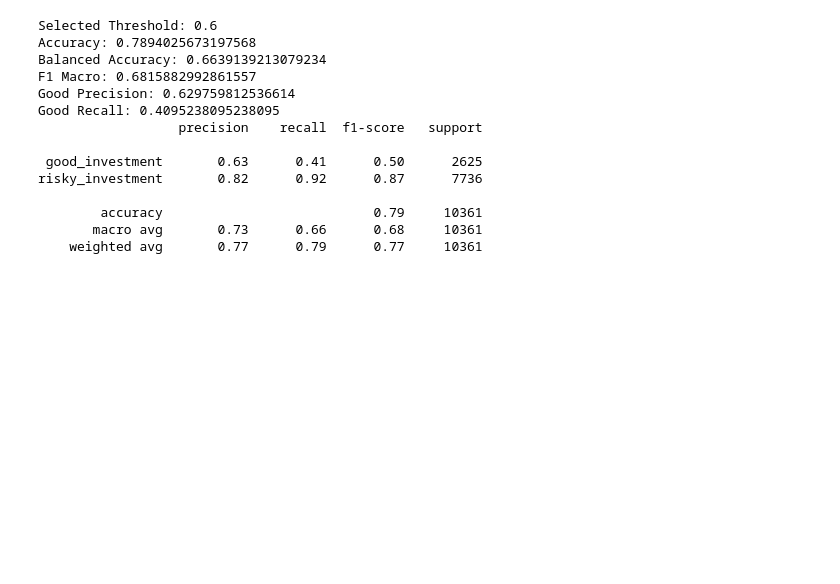
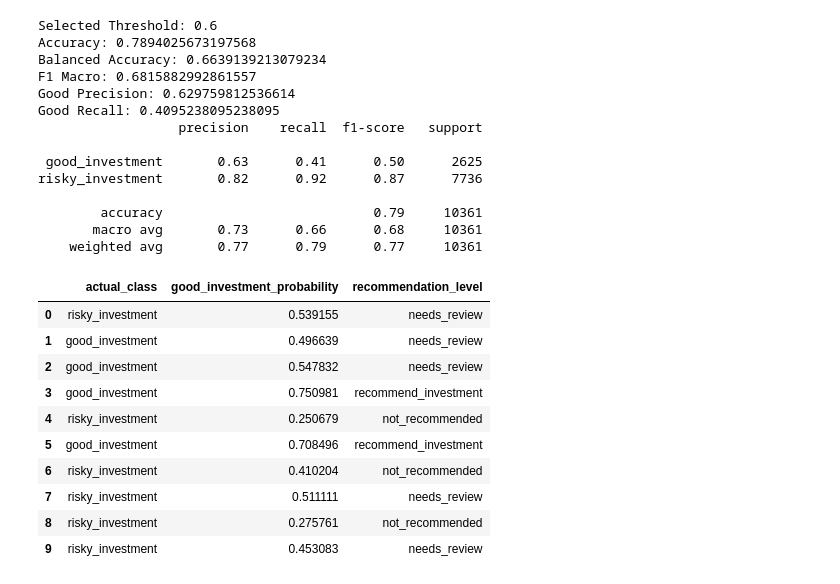
Before and after one commit to mevhibekok/GameVestAI, a Jupyter notebook: notebooks/eda.ipynb, the cells around one changed output. Drawn from its saved outputs; the diff is of its cells as text; code cells hidden in the pictures; blank space fills up the shorter version.

```diff
--- a/notebooks/eda.ipynb
+++ b/notebooks/eda.ipynb
@@ -1246,7 +1241,7 @@ from sklearn.metrics import accuracy_score, classification_report
 rf_binary = RandomForestClassifier(
     n_estimators=100,
     random_state=42,
-    max_depth=12
+    max_depth=12,
     class_weight = 'balanced'
 )
 
@@ -1440,3 +1435,32 @@ risky_investment       0.82      0.92      0.87      7736
         accuracy                           0.79     10361
        macro avg       0.73      0.66      0.68     10361
     weighted avg       0.77      0.79      0.77     10361
+# %%
+def recommendation_level(prob):
+    if prob >= 0.60:
+        return 'recommend_investment'
+    elif prob >= 0.45:
+        return 'needs_review'
+    else:
+        return 'not_recommended'
+# %%
+recommendation_results = pd.DataFrame({
+    'actual_class': y_test_bin.values,
+    'good_investment_probability': good_probs
+})
+
+recommendation_results['recommendation_level'] = recommendation_results['good_investment_probability'].apply(recommendation_level)
+
+recommendation_results.head(10)
+# %% [output]
+|  | actual_class | good_investment_probability | recommendation_level |
+| 0 | risky_investment | 0.539155 | needs_review |
+| 1 | good_investment | 0.496639 | needs_review |
+| 2 | good_investment | 0.547832 | needs_review |
+| 3 | good_investment | 0.750981 | recommend_investment |
+| 4 | risky_investment | 0.250679 | not_recommended |
+| 5 | good_investment | 0.708496 | recommend_investment |
+| 6 | risky_investment | 0.410204 | not_recommended |
+| 7 | risky_investment | 0.511111 | needs_review |
+| 8 | risky_investment | 0.275761 | not_recommended |
+| 9 | risky_investment | 0.453083 | needs_review |
```
Also changed, not shown: parts of 22 cells of this notebook.
